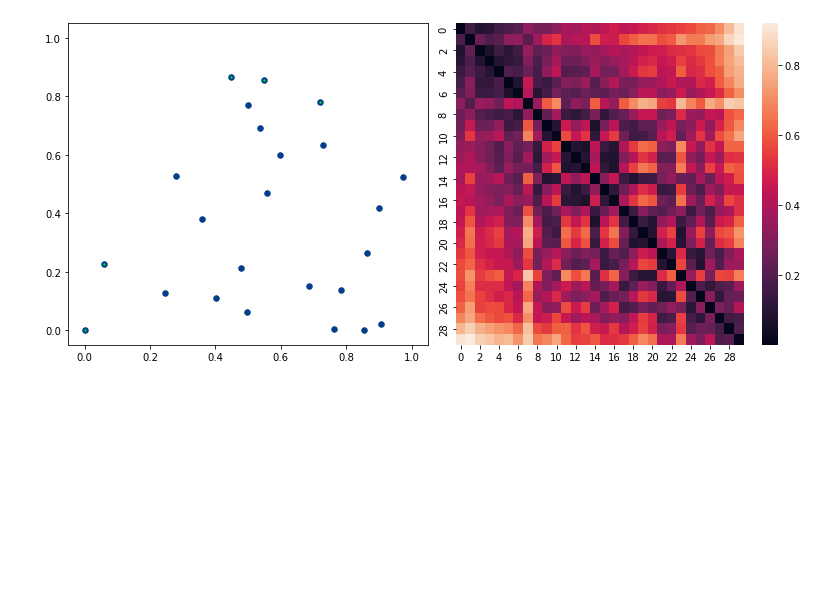
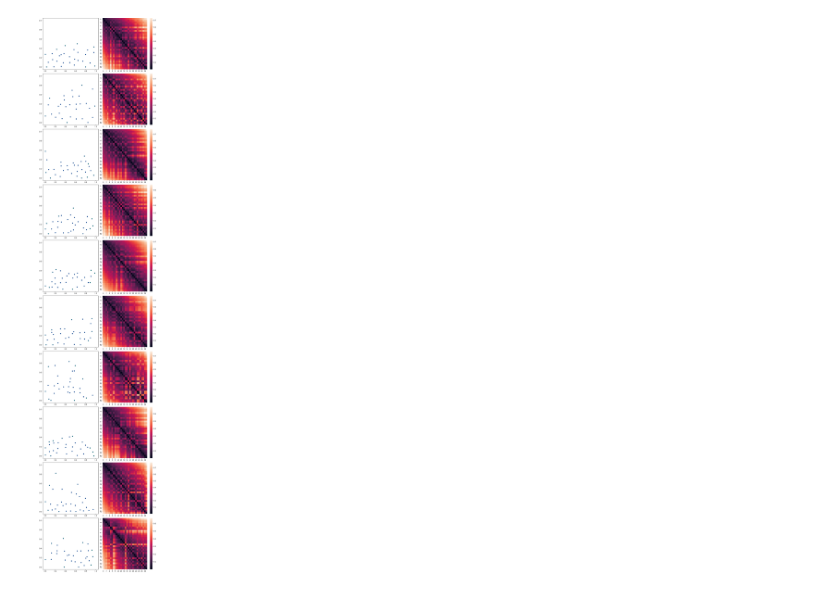
Before and after one commit to group9ine/variational-autoencoders, a Jupyter notebook: vae/Latent_sampling.ipynb, the cells around one changed output. Drawn from its saved outputs; the diff is of its cells as text; code cells hidden in the pictures; blank space fills up the shorter version.

Commit message:
changed latent sampling to use PCA of the data as reference

```diff
--- a/vae/Latent_sampling.ipynb
+++ b/vae/Latent_sampling.ipynb
@@ -36,3 +40,7 @@ dim = 2
 numpart = 30
 latent_dim = 40
 box_size = 10
+
+
+n_comps=30
+n_samples=10
@@ -87,8 +97,8 @@ class VAE(keras.Model):
             "kl_loss": self.kl_loss_tracker.result(),
         }
 # %%
-encoder = keras.models.load_model("./saved_models/encoder")
-decoder = keras.models.load_model("./saved_models/decoder")
+encoder = keras.models.load_model("./saved-models/encoder")
+decoder = keras.models.load_model("./saved-models/decoder")
 
 vae = VAE(encoder, decoder)
 # %% [output]
@@ -236,10 +281,7 @@ def display_matrix(mat, ax=None):
 # %%
-if False:
-    rdata = np.random.random((20,latent_dim))*2-1
-    rdata = np.where(rdata>0, rdata+4, rdata-4)
-else:
-    rdata = np.random.normal(0,3, size=(20,latent_dim))
 
+cov_mat=pca.get_covariance()
+rdata=pca.inverse_transform(np.random.normal(0,[cov_mat[i][i] for i in range(n_comps)], size=(10,n_comps)))
 decoded_test = np.array(decoder.predict(rdata)).reshape(
     -1, numpart, numpart
 )
@@ -253,28 +295,27 @@ new = [find_best_params(i) for i in coords]
 points = np.array([i[0] for i in new])
 selections = [np.array(i[1]) for i in new]
 # %%
-ind = 3
-fig,ax = plt.subplots(ncols=2,figsize=(11, 5))
+fig,ax = plt.subplots(ncols=2, nrows=n_samples,figsize=(11, 5*n_samples))
 
 l = np.sqrt(2)
-
-ax[0].scatter(
-    points[ind, :, 0] * l,
-    points[ind, :, 1] * l,
-    s=30,
-    c="#023e8a",
-)
-ax[0].scatter(
-    selections[ind][:, 0] * l,
-    selections[ind][:, 1] * l,
-    s=5,
-    marker=".",
-    c="#00ff00",
-)
-ax[0].set_ylim(-0.05,1.05)
-ax[0].set_xlim(-0.05,1.05)
-display_matrix(decoded_test[ind], ax[1])
+for ind in range(n_samples):
+    ax[ind][0].scatter(
+        points[ind, :, 0] * l,
+        points[ind, :, 1] * l,
+        s=30,
+        c="#023e8a",
+    )
+    ax[ind][0].scatter(
+        selections[ind][:, 0] * l,
+        selections[ind][:, 1] * l,
+        s=5,
+        marker=".",
+        c="#00ff00",
+    )
+    ax[ind][0].set_ylim(-0.05,1.05)
+    ax[ind][0].set_xlim(-0.05,1.05)
+    display_matrix(decoded_test[ind], ax[ind][1])
 fig.tight_layout()
 plt.show()
 # %% [output]
-[figure, old version]
+[figure, new version]
```
Also changed, not shown: parts of 9 cells of this notebook.
